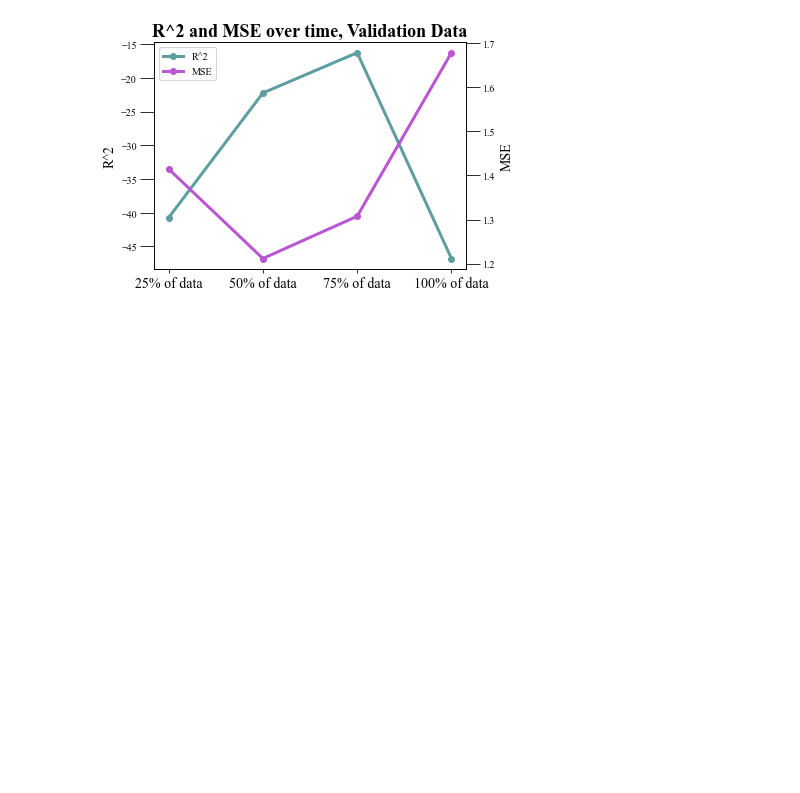
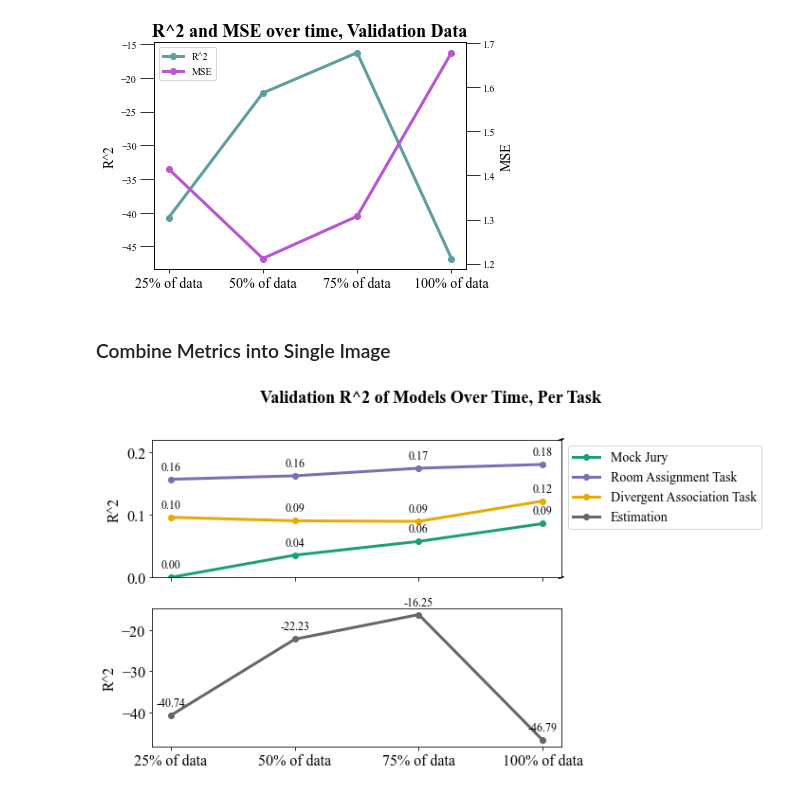
Before and after one commit to Watts-Lab/team_comm_tools, a Jupyter notebook: feature_engine/model/model_per_task_cv.ipynb, the cells around one changed output. Saved outputs shown, nothing was run; the diff lists cells and outputs as text; code cells hidden in the pictures; blank space fills up the shorter version.

```diff
--- a/feature_engine/model/model_per_task_cv.ipynb
+++ b/feature_engine/model/model_per_task_cv.ipynb
@@ -680,3 +684,78 @@ test_metrics = pd.concat([estimation_test_means25, estimation_test_means50, esti
 plot_r2_and_mse_over_time(test_metrics, "R^2 and MSE over time, Validation Data")
 # %% [output]
 [figure]
+# %% [markdown]
+### Combine Metrics into Single Image
+# %%
+jury_metrics = pd.concat([jury_test_means25, jury_test_means50, jury_test_means75, jury_test_means], keys = time_points, axis=1)
+csop_metrics = pd.concat([csop_test_means25, csop_test_means50, csop_test_means75, csop_test_means], keys = time_points, axis=1)
+dat_metrics = pd.concat([dat_test_means25, dat_test_means50, dat_test_means75, dat_test_means], keys = time_points, axis=1)
+estimation_metrics = pd.concat([estimation_test_means25, estimation_test_means50, estimation_test_means75, estimation_test_means], keys = time_points, axis=1)
+# %%
+def plot_r2_with_broken_axis(datasets, dataset_names, title):
+    fig, (ax1, ax2) = plt.subplots(2, 1, sharex=True, figsize=(10, 6))
+
+    plt.style.use({"figure.facecolor": "white", "axes.facecolor": "white"})
+
+    # Define line styles and colors from Dark2 colormap
+    num_colors = len(dataset_names)
+    colors = mpl.cm.Dark2(np.linspace(0, 1, num_colors))
+
+    # Plot datasets on ax1
+    for i, dataset in enumerate(datasets):
+        dataset_name = dataset_names[i]
+        transposed_data = dataset.T
+
+        # Create the left y-axis for R^2 on the first plot
+        ax1.plot(time_points, transposed_data["r2"], marker='o', label=dataset_name, color=colors[i], linewidth=3)
+        for x, y in zip(time_points, transposed_data["r2"]):
+            ax1.annotate(f'{y:.2f}', (x, y), textcoords="offset points", xytext=(0,10), ha='center', fontsize=12)
+
+    # Set limits for ax1
+    ax1.set_ylim(0, 0.22)  # Adjust the limits as needed
+
+    # Plot only "Estimation" dataset on ax2
+    estimation_idx = dataset_names.index("Estimation")
+    estimation_dataset = datasets[estimation_idx]
+    estimation_name = dataset_names[estimation_idx]
+    estimation_data = estimation_dataset.T
+
+    ax2.plot(time_points, estimation_data["r2"], marker='o', label=estimation_name, color=colors[estimation_idx], linewidth=3)
+    for x, y in zip(time_points, estimation_data["r2"]):
+        ax2.annotate(f'{y:.2f}', (x, y), textcoords="offset points", xytext=(0,10), ha='center', fontsize=12)
+
+    # Remove the space between the two plots
+    plt.subplots_adjust(hspace=0)
+
+    # Adjust layout and labels
+    ax1.tick_params(axis="both", labelsize=16)  # Increase tick label size
+    ax2.tick_params(axis="both", labelsize=16)  # Increase tick label size
+    ax1.set_ylabel("R^2", fontsize=16)
+    ax2.set_ylabel("R^2", fontsize=16)
+
+    # Move the legend to the right for ax1
+    lines, labels = ax1.get_legend_handles_labels()
+    ax1.legend(lines, labels, loc="upper left", fontsize=14, bbox_to_anchor=(1, 1.005))  # Adjust the y-coordinate
+
+    # Add broken y-axis symbol
+    d = .005  # Offset for markings
+    kwargs = dict(transform=ax1.transAxes, color='k', clip_on=False)
+    ax1.plot((1-d,1+d), (-d,+d), **kwargs)
+    ax1.plot((1-d,1+d),(1-d,1+d), **kwargs)
+
+    # Adjust title position to the top
+    plt.suptitle(title, fontweight="bold", fontsize=18)
+
+    # Adjust layout
+    plt.tight_layout(rect=[0, 0.03, 1, 0.95])
+    plt.savefig('./figures/validation_test_r2_graph.svg', dpi=1200, bbox_inches='tight')
+    plt.show()
+
+# Assuming you have defined the four datasets and their names as you described
+datasets = [jury_metrics, csop_metrics, dat_metrics, estimation_metrics]
+dataset_names = ["Mock Jury", "Room Assignment Task", "Divergent Association Task", "Estimation"]
+
+# # Call the function to plot R^2 values with broken y-axis
+plot_r2_with_broken_axis(datasets, dataset_names, "Validation R^2 of Models Over Time, Per Task")
+# %% [output]
+[figure, added]
```
Also changed, not shown: parts of 8 cells of this notebook, 6 other files.
